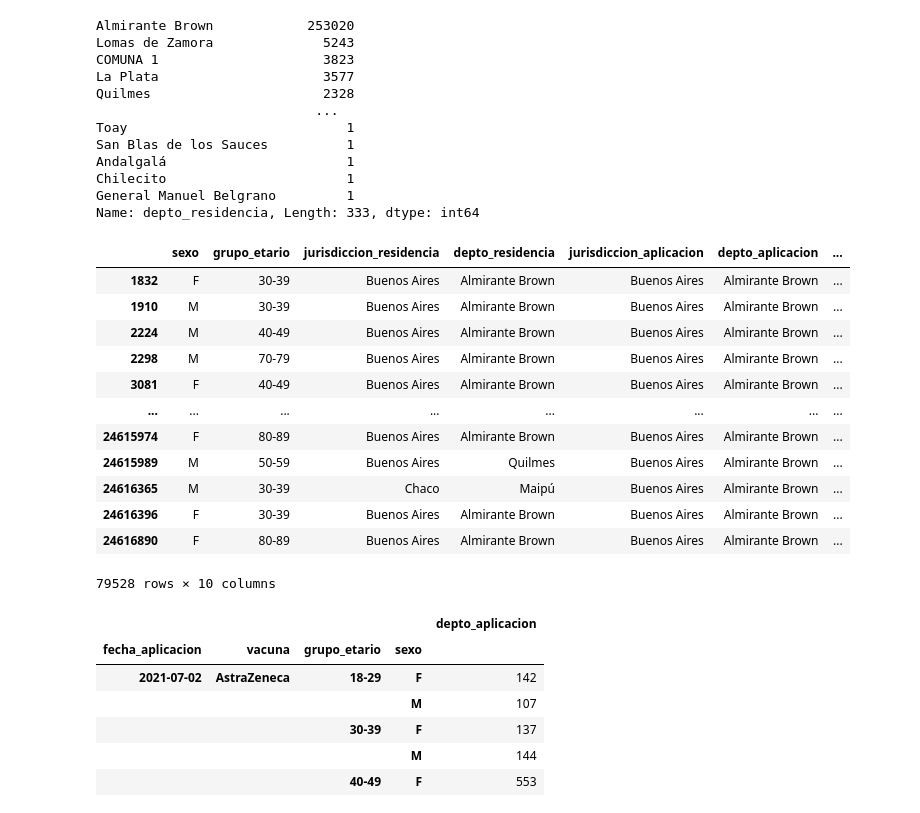
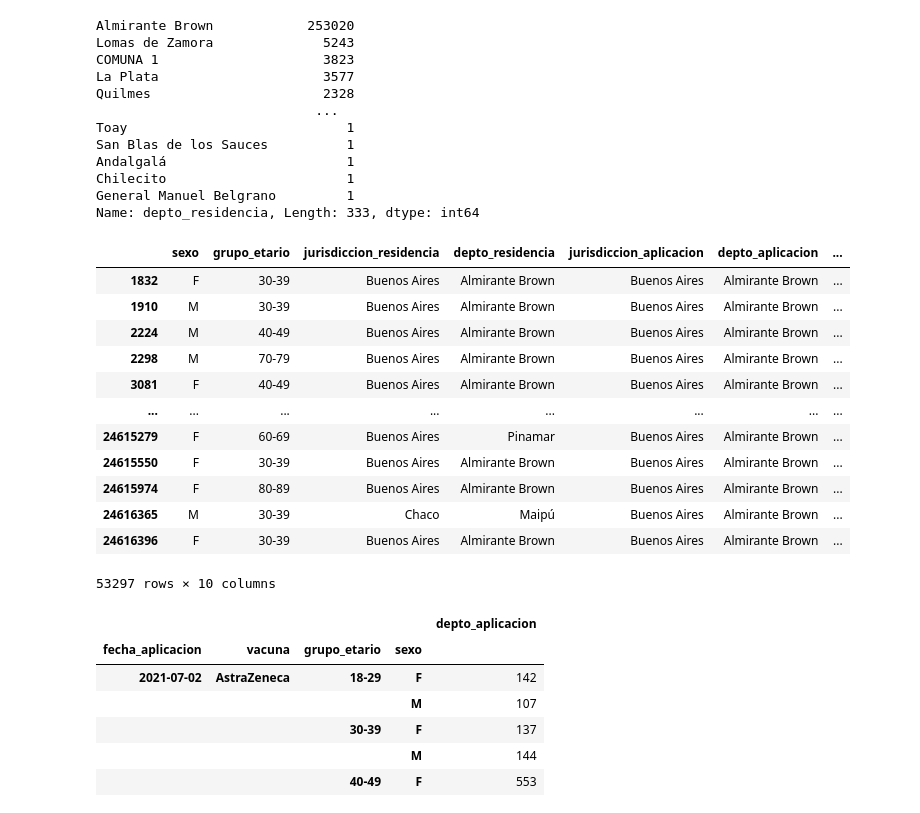
Before and after one commit to bruno3a/Covid, a Jupyter notebook: Covid-Arg.ipynb, the cells around one changed output. Saved outputs shown, nothing was run; the diff lists cells and outputs as text; code cells hidden in the pictures.

```diff
--- a/Covid-Arg.ipynb
+++ b/Covid-Arg.ipynb
@@ -1183,19 +1184,19 @@ Chilecito                       1
 General Manuel Belgrano         1
 Name: depto_residencia, Length: 333, dtype: int64
 # %%
-data_vacunas[np.logical_and(data_vacunas.depto_aplicacion=='Almirante Brown', data_vacunas.jurisdiccion_aplicacion=='Buenos Aires')][data_vacunas.fecha_aplicacion>'2021-06-20']
+data_vacunas[np.logical_and(data_vacunas.depto_aplicacion=='Almirante Brown', data_vacunas.jurisdiccion_aplicacion=='Buenos Aires')][data_vacunas.fecha_aplicacion>'2021-06-28']
 # %% [output]
 |  | sexo | grupo_etario | jurisdiccion_residencia | depto_residencia | jurisdiccion_aplicacion | depto_aplicacion | ... |
 | 1832 | F | 30-39 | Buenos Aires | Almirante Brown | Buenos Aires | Almirante Brown | ... |
 | 1910 | M | 30-39 | Buenos Aires | Almirante Brown | Buenos Aires | Almirante Brown | ... |
 | 2224 | M | 40-49 | Buenos Aires | Almirante Brown | Buenos Aires | Almirante Brown | ... |
 | 2298 | M | 70-79 | Buenos Aires | Almirante Brown | Buenos Aires | Almirante Brown | ... |
 | 3081 | F | 40-49 | Buenos Aires | Almirante Brown | Buenos Aires | Almirante Brown | ... |
 | ... | ... | ... | ... | ... | ... | ... | ... |
+| 24615279 | F | 60-69 | Buenos Aires | Pinamar | Buenos Aires | Almirante Brown | ... |
+| 24615550 | F | 30-39 | Buenos Aires | Almirante Brown | Buenos Aires | Almirante Brown | ... |
 | 24615974 | F | 80-89 | Buenos Aires | Almirante Brown | Buenos Aires | Almirante Brown | ... |
-| 24615989 | M | 50-59 | Buenos Aires | Quilmes | Buenos Aires | Almirante Brown | ... |
 | 24616365 | M | 30-39 | Chaco | Maipú | Buenos Aires | Almirante Brown | ... |
 | 24616396 | F | 30-39 | Buenos Aires | Almirante Brown | Buenos Aires | Almirante Brown | ... |
-| 24616890 | F | 80-89 | Buenos Aires | Almirante Brown | Buenos Aires | Almirante Brown | ... |
-79528 rows × 10 columns
+53297 rows × 10 columns
 # %%
```
Also changed, not shown: parts of 65 cells of this notebook.
